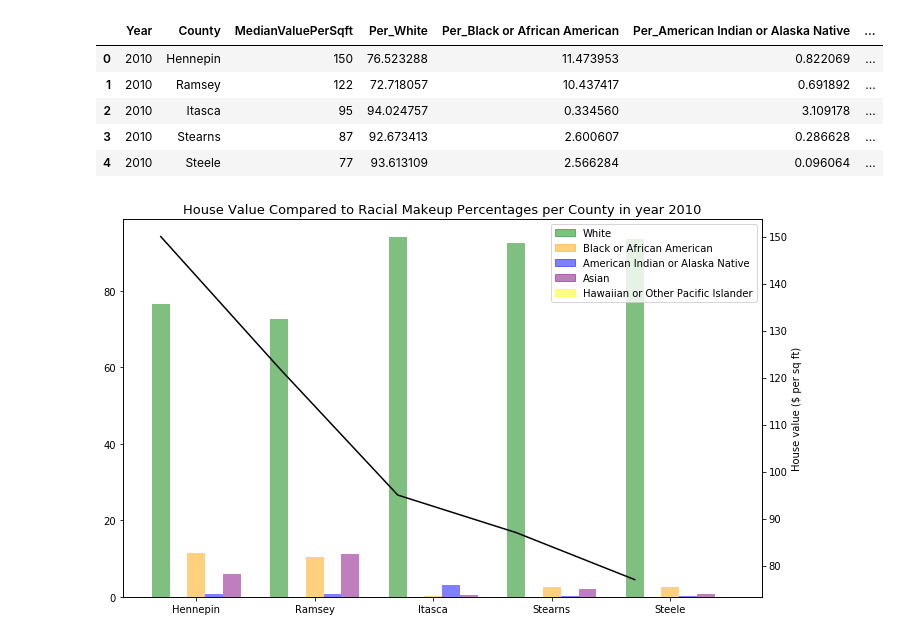
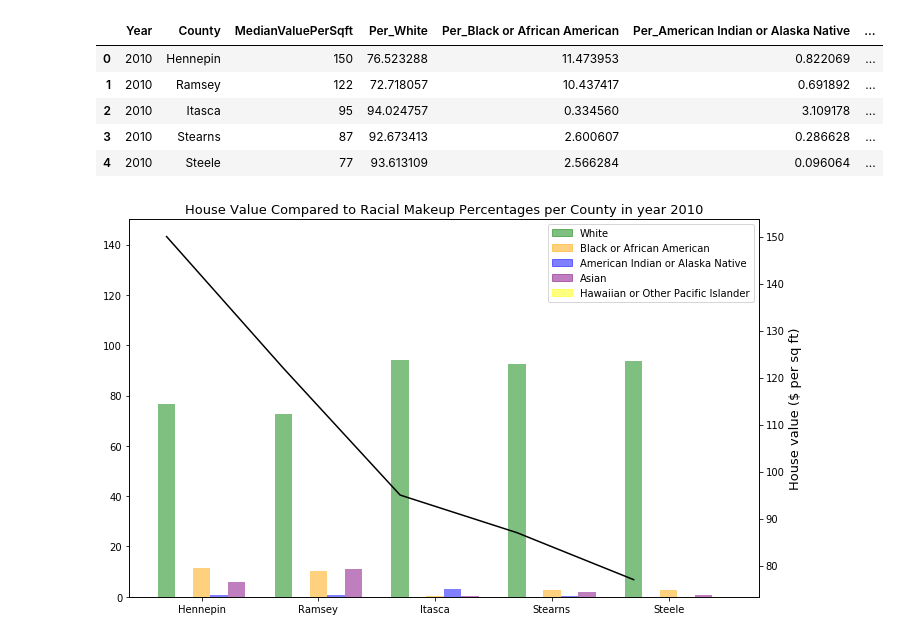
Before and after one commit to pogomike/project-one, a Jupyter notebook: Population_Poverty_Income_Education.ipynb, the cells around one changed output. Cells and saved outputs as stored; diff of their text form; code cells hidden in the pictures.

Commit message:
Add Housing Value and Race and the Census data screenshot

```diff
--- a/Population_Poverty_Income_Education.ipynb
+++ b/Population_Poverty_Income_Education.ipynb
@@ -176,34 +176,40 @@ merge_df
 x=np.arange(len(merge_df['County']))
 opacity=0.5 #Not so dark
 bar_width= 0.15
 
 #plot data
 #use zorder to put bars in front of grid
 plt.rcParams['figure.figsize']=(10,6)
 plt.bar(x, merge_df["Per_White"], width=bar_width, color='g', alpha=opacity)
 plt.bar(x+bar_width*2, merge_df["Per_Black or African American"], width=bar_width, color='orange', alpha=opacity)
 plt.bar(x+bar_width*3, merge_df["Per_American Indian or Alaska Native"], width=bar_width, color='blue', alpha=opacity)
 plt.bar(x+bar_width*4, merge_df["Per_Asian"], width=bar_width, color='purple', alpha=opacity)
 plt.bar(x+bar_width*5, merge_df["Per_Hawaiian or Other Pacific Islander"], width=bar_width, color='yellow', alpha=opacity)
 
-merge_df["MedianValuePerSqft"].plot(kind='line',secondary_y=True,color='black')
+merge_df["MedianValuePerSqft"].plot(kind='line',secondary_y=True,color='black', ylim = [0, 150], label = 'Population')
+
+figure_handle_1, axis_handle_1 = plt.bar(...)
+figure_handle_2, axis_handle_2 = plt.line(...)
+axis.handle_2.set_ylim(0, 150)
+
+
 #Adjust x until it is centered
 plt.xticks(x + bar_width*2, merge_df['County'])
 plt.title('House Value Compared to Racial Makeup Percentages per County in year 2010', fontsize = 13)
-plt.ylabel('House value ($ per sq ft)', fontsize=10)
-plt.xlabel('Counties', fontsize=10)
+plt.ylabel('House value ($ per sq ft)', fontsize=13)
+plt.xlabel('Counties', fontsize=13)
 
 #legend
 white_patch=mpatches.Patch(color='g', label='White',alpha=opacity)
 black_patch=mpatches.Patch(color='orange', label='Black or African American', alpha=opacity)
 American_Indian_patch=mpatches.Patch(color='blue', label='American Indian or Alaska Native', alpha=opacity)
 Asian_patch=mpatches.Patch(color='purple', label='Asian', alpha=opacity)
 Hawaiian_patch=mpatches.Patch(color='yellow', label='Hawaiian or Other Pacific Islander', alpha=opacity)
 plt.legend(handles=[white_patch, black_patch, American_Indian_patch, Asian_patch, Hawaiian_patch], loc='upper right')
 plt.grid(axis='white')
 
 plt.tight_layout()
 plt.savefig("Output/racecluster.png")
 plt.show()
 # %% [output]
-[figure, old version]
+[figure, new version]
```
Also changed, not shown: parts of 2 cells of this notebook, 7 other files.
